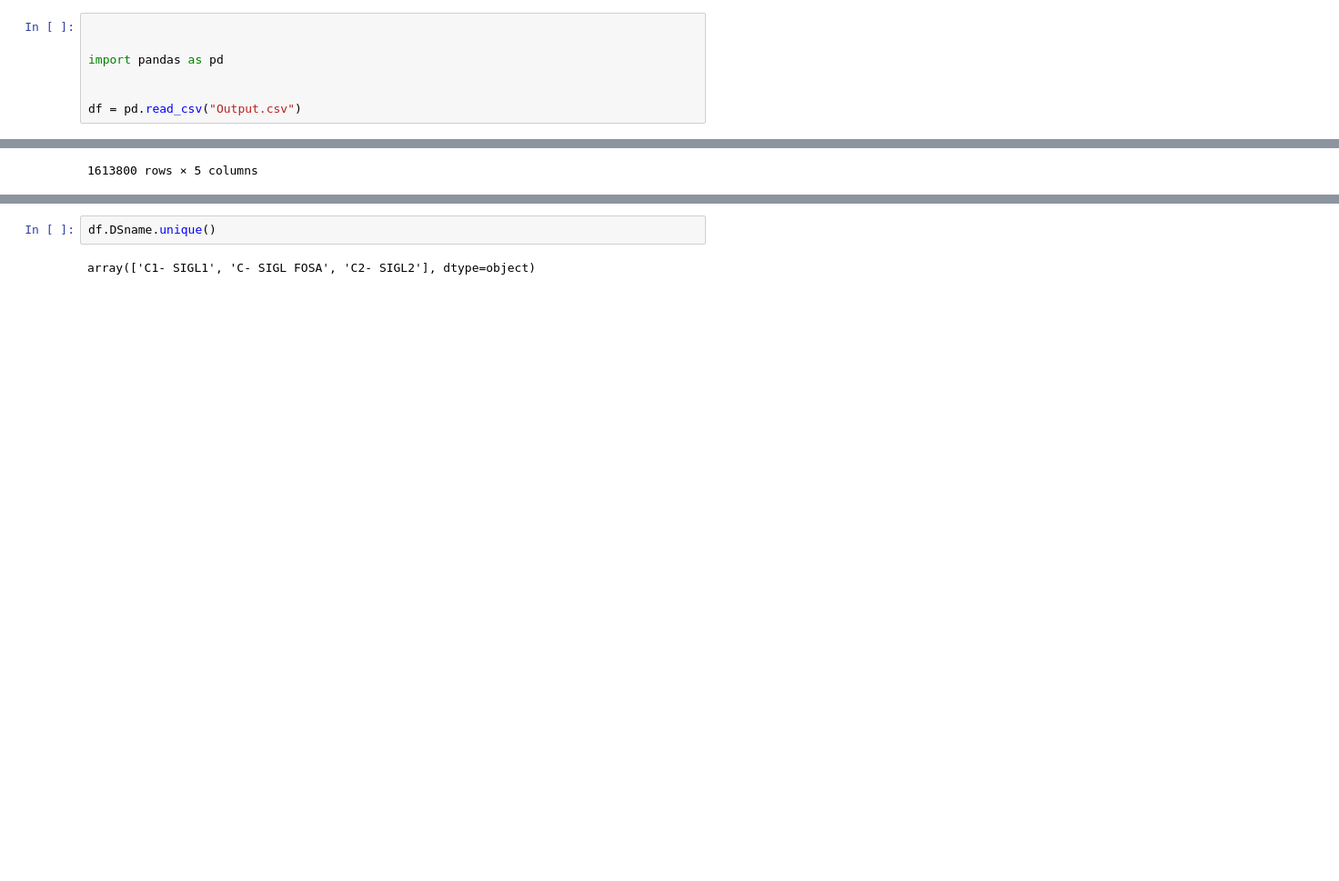
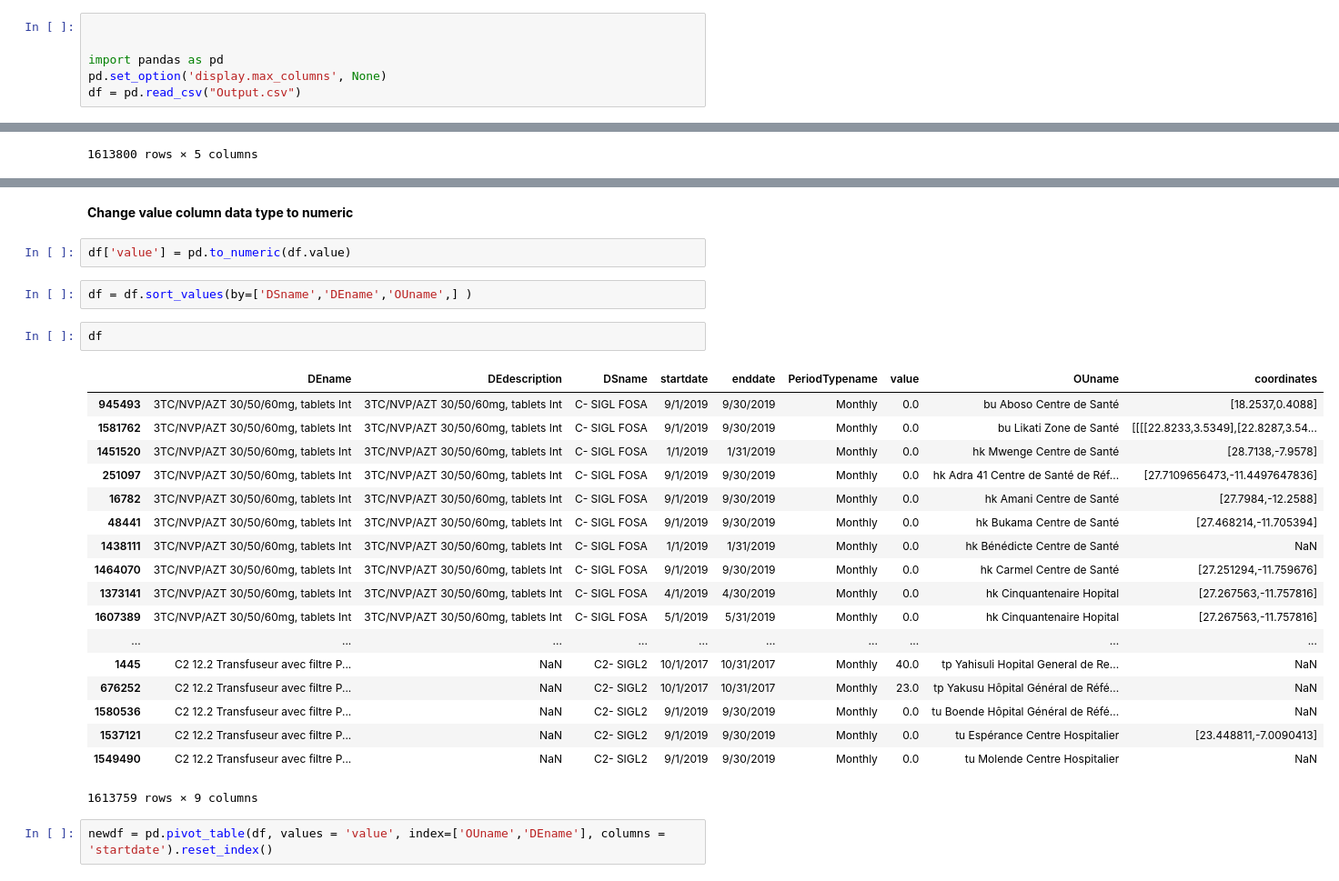
Before and after one commit to micnice/Random-forest-classifier, a Jupyter notebook: Data cleaning.ipynb, the cells around one changed output, grey strips where cells are left out. Shown at 91% size. Cells and saved outputs as stored; diff of their text form; blank space fills up the shorter version.

Commit message:
Restructure data

```diff
--- a/Data cleaning.ipynb
+++ b/Data cleaning.ipynb
@@ -2,8 +2,7 @@
 
 
 import pandas as pd
-
-
+pd.set_option('display.max_columns', None)
 df = pd.read_csv("Output.csv")
 # %% [markdown]
 paracet, docs, coatemetha, erithromysing,amoxcline.
@@ -83,4 +106,29 @@ df["Dec"] = newdf.value.where(newdf.startdate.values == '12/1/2019')
+# %% [markdown]
+**Change value column data type to numeric**
+# %%
+df['value'] = pd.to_numeric(df.value)
+# %%
+df = df.sort_values(by=['DSname','DEname','OUname',] )
 # %%
-df.DSname.unique()
+df
 # %% [output]
+|  | DEname | DEdescription | DSname | startdate | enddate | PeriodTypename | value | OUname | coordinates |
+| 945493 | 3TC/NVP/AZT 30/50/60mg, tablets Int | 3TC/NVP/AZT 30/50/60mg, tablets Int | C- SIGL FOSA | 9/1/2019 | 9/30/2019 | Monthly | 0.0 | bu Aboso Centre de Santé | [18.2537,0.4088] |
+| 1581762 | 3TC/NVP/AZT 30/50/60mg, tablets Int | 3TC/NVP/AZT 30/50/60mg, tablets Int | C- SIGL FOSA | 9/1/2019 | 9/30/2019 | Monthly | 0.0 | bu Likati Zone de Santé | [[[[22.8233,3.5349],[22.8287,3.54... |
+| 1451520 | 3TC/NVP/AZT 30/50/60mg, tablets Int | 3TC/NVP/AZT 30/50/60mg, tablets Int | C- SIGL FOSA | 1/1/2019 | 1/31/2019 | Monthly | 0.0 | hk Mwenge Centre de Santé | [28.7138,-7.9578] |
+| 251097 | 3TC/NVP/AZT 30/50/60mg, tablets Int | 3TC/NVP/AZT 30/50/60mg, tablets Int | C- SIGL FOSA | 9/1/2019 | 9/30/2019 | Monthly | 0.0 | hk Adra 41 Centre de Santé de Réf... | [27.7109656473,-11.4497647836] |
+| 16782 | 3TC/NVP/AZT 30/50/60mg, tablets Int | 3TC/NVP/AZT 30/50/60mg, tablets Int | C- SIGL FOSA | 9/1/2019 | 9/30/2019 | Monthly | 0.0 | hk Amani Centre de Santé | [27.7984,-12.2588] |
+| 48441 | 3TC/NVP/AZT 30/50/60mg, tablets Int | 3TC/NVP/AZT 30/50/60mg, tablets Int | C- SIGL FOSA | 9/1/2019 | 9/30/2019 | Monthly | 0.0 | hk Bukama Centre de Santé | [27.468214,-11.705394] |
+| 1438111 | 3TC/NVP/AZT 30/50/60mg, tablets Int | 3TC/NVP/AZT 30/50/60mg, tablets Int | C- SIGL FOSA | 1/1/2019 | 1/31/2019 | Monthly | 0.0 | hk Bénédicte Centre de Santé | NaN |
+| 1464070 | 3TC/NVP/AZT 30/50/60mg, tablets Int | 3TC/NVP/AZT 30/50/60mg, tablets Int | C- SIGL FOSA | 9/1/2019 | 9/30/2019 | Monthly | 0.0 | hk Carmel Centre de Santé | [27.251294,-11.759676] |
+| 1373141 | 3TC/NVP/AZT 30/50/60mg, tablets Int | 3TC/NVP/AZT 30/50/60mg, tablets Int | C- SIGL FOSA | 4/1/2019 | 4/30/2019 | Monthly | 0.0 | hk Cinquantenaire Hopital | [27.267563,-11.757816] |
+| 1607389 | 3TC/NVP/AZT 30/50/60mg, tablets Int | 3TC/NVP/AZT 30/50/60mg, tablets Int | C- SIGL FOSA | 5/1/2019 | 5/31/2019 | Monthly | 0.0 | hk Cinquantenaire Hopital | [27.267563,-11.757816] |
+| ... | ... | ... | ... | ... | ... | ... | ... | ... | ... |
+| 1445 | C2 12.2 Transfuseur avec filtre P... | NaN | C2- SIGL2 | 10/1/2017 | 10/31/2017 | Monthly | 40.0 | tp Yahisuli Hopital General de Re... | NaN |
+| 676252 | C2 12.2 Transfuseur avec filtre P... | NaN | C2- SIGL2 | 10/1/2017 | 10/31/2017 | Monthly | 23.0 | tp Yakusu Hôpital Général de Réfé... | NaN |
+| 1580536 | C2 12.2 Transfuseur avec filtre P... | NaN | C2- SIGL2 | 9/1/2019 | 9/30/2019 | Monthly | 0.0 | tu Boende Hôpital Général de Réfé... | NaN |
+| 1537121 | C2 12.2 Transfuseur avec filtre P... | NaN | C2- SIGL2 | 9/1/2019 | 9/30/2019 | Monthly | 0.0 | tu Espérance Centre Hospitalier | [23.448811,-7.0090413] |
+| 1549490 | C2 12.2 Transfuseur avec filtre P... | NaN | C2- SIGL2 | 9/1/2019 | 9/30/2019 | Monthly | 0.0 | tu Molende Centre Hospitalier | NaN |
-array(['C1- SIGL1', 'C- SIGL FOSA', 'C2- SIGL2'], dtype=object)
+1613759 rows × 9 columns
+# %%
+newdf = pd.pivot_table(df, values = 'value', index=['OUname','DEname'], columns = 'startdate').reset_index()
```
Also changed, not shown: parts of 13 cells of this notebook.
